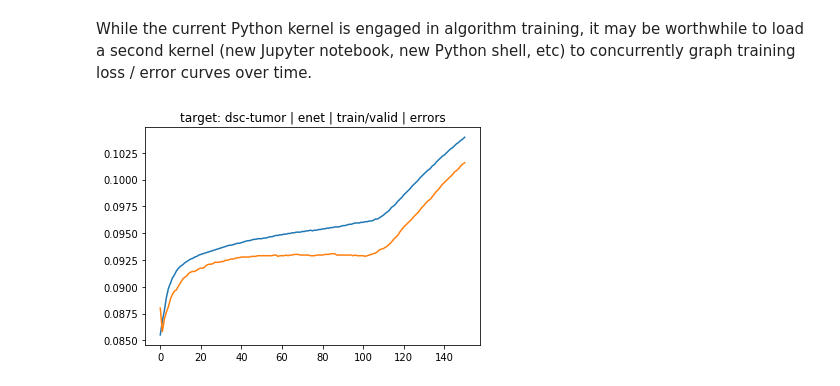
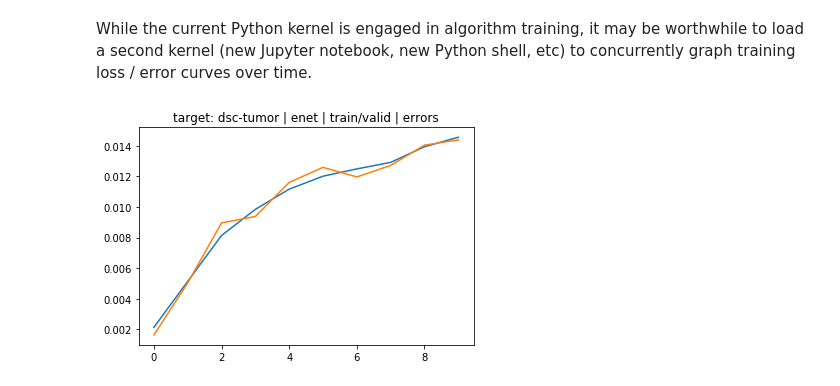
Before and after one commit to CAIDMRes/demo, a Jupyter notebook: 00_Getting_Started-U-Net.ipynb, the cells around one changed output. Saved outputs shown, nothing was run; the diff lists cells and outputs as text; code cells hidden in the pictures.

```diff
--- a/00_Getting_Started-U-Net.ipynb
+++ b/00_Getting_Started-U-Net.ipynb
@@ -573,6 +592,6 @@ All training statistics are stored in a Pickled dictionary file. This file can b
 While the current Python kernel is engaged in algorithm training, it may be worthwhile to load a second kernel (new Jupyter notebook, new Python shell, etc) to concurrently graph training loss / error curves over time.
 # %%
 viewer = cnn.Viewer('./exps/unet/exp01')
-viewer.graph(name='enet', node='errors', target='dsc-tumor', key=0)
+viewer.graph(name='enet', node='errors', target='dsc-tumor', key=3)
 # %% [output]
-[figure, old version]
+[figure, new version]
```
Also changed, not shown: parts of 17 cells of this notebook, 1 other file.
